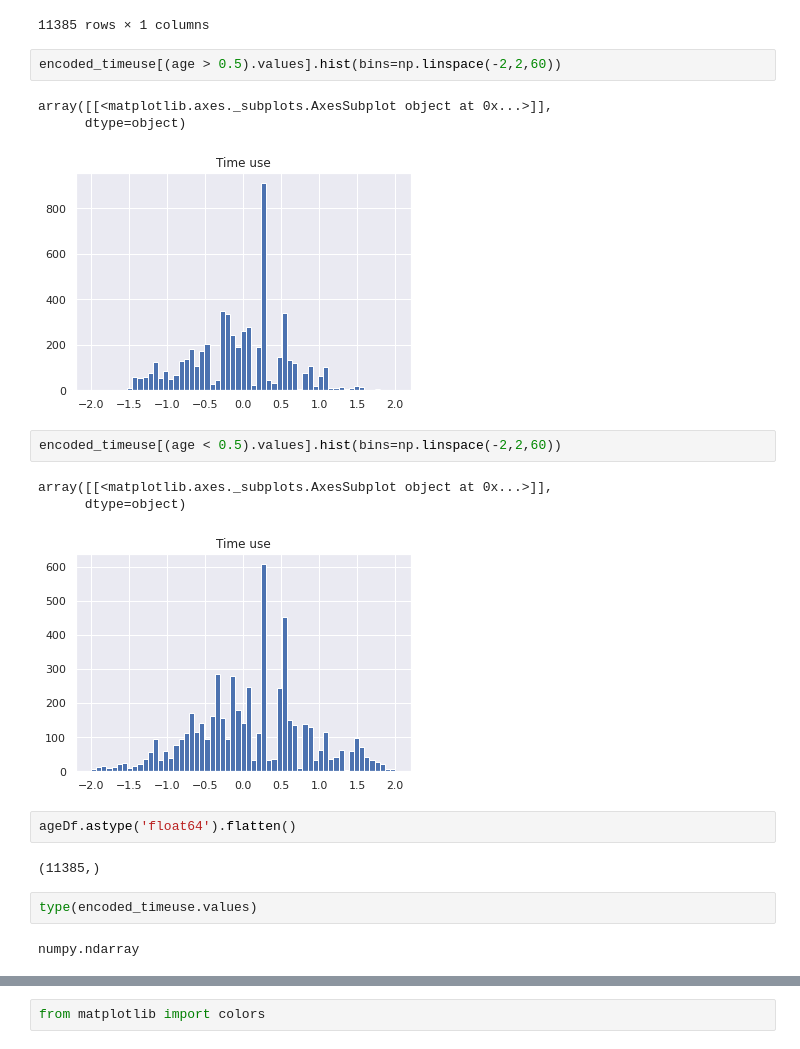
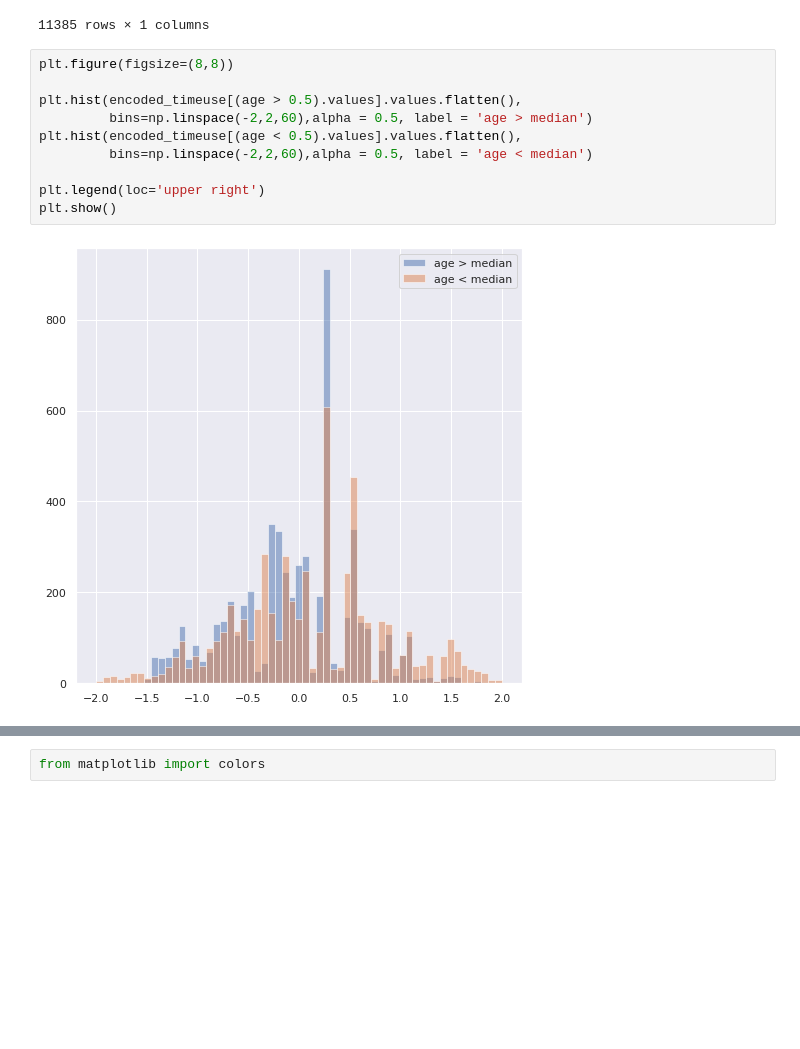
Before and after one commit to yaniv256/VAEs-in-Economics, a Jupyter notebook: Notebooks/Demographic_Data_ATUS_2013.ipynb, the cells around one changed output, grey strips where cells are left out. Drawn from its saved outputs; the diff is of its cells as text; blank space fills up the shorter version.

```diff
--- a/Notebooks/Demographic_Data_ATUS_2013.ipynb
+++ b/Notebooks/Demographic_Data_ATUS_2013.ipynb
@@ -607,23 +607,15 @@ encoded_timeuse
 | 11383 | 0.246060 |
 | 11384 | -0.305435 |
 11385 rows × 1 columns
-# %%
-encoded_timeuse[(age > 0.5).values].hist(bins=np.linspace(-2,2,60))
-# %% [output]
-array([[<matplotlib.axes._subplots.AxesSubplot object at 0x...>]],
-      dtype=object)
-[figure, removed]
-# %%
-encoded_timeuse[(age < 0.5).values].hist(bins=np.linspace(-2,2,60))
-# %% [output]
-array([[<matplotlib.axes._subplots.AxesSubplot object at 0x...>]],
-      dtype=object)
-[figure, removed]
-# %%
-ageDf.astype('float64').flatten()
-# %% [output]
-(11385,)
-# %%
-type(encoded_timeuse.values)
-# %% [output]
-numpy.ndarray
+# %%
+plt.figure(figsize=(8,8))
+
+plt.hist(encoded_timeuse[(age > 0.5).values].values.flatten(),
+         bins=np.linspace(-2,2,60),alpha = 0.5, label = 'age > median')
+plt.hist(encoded_timeuse[(age < 0.5).values].values.flatten(),
+         bins=np.linspace(-2,2,60),alpha = 0.5, label = 'age < median')
+
+plt.legend(loc='upper right')
+plt.show()
+# %% [output]
+[figure, added]
```
Also changed, not shown: parts of 10 cells of this notebook.
